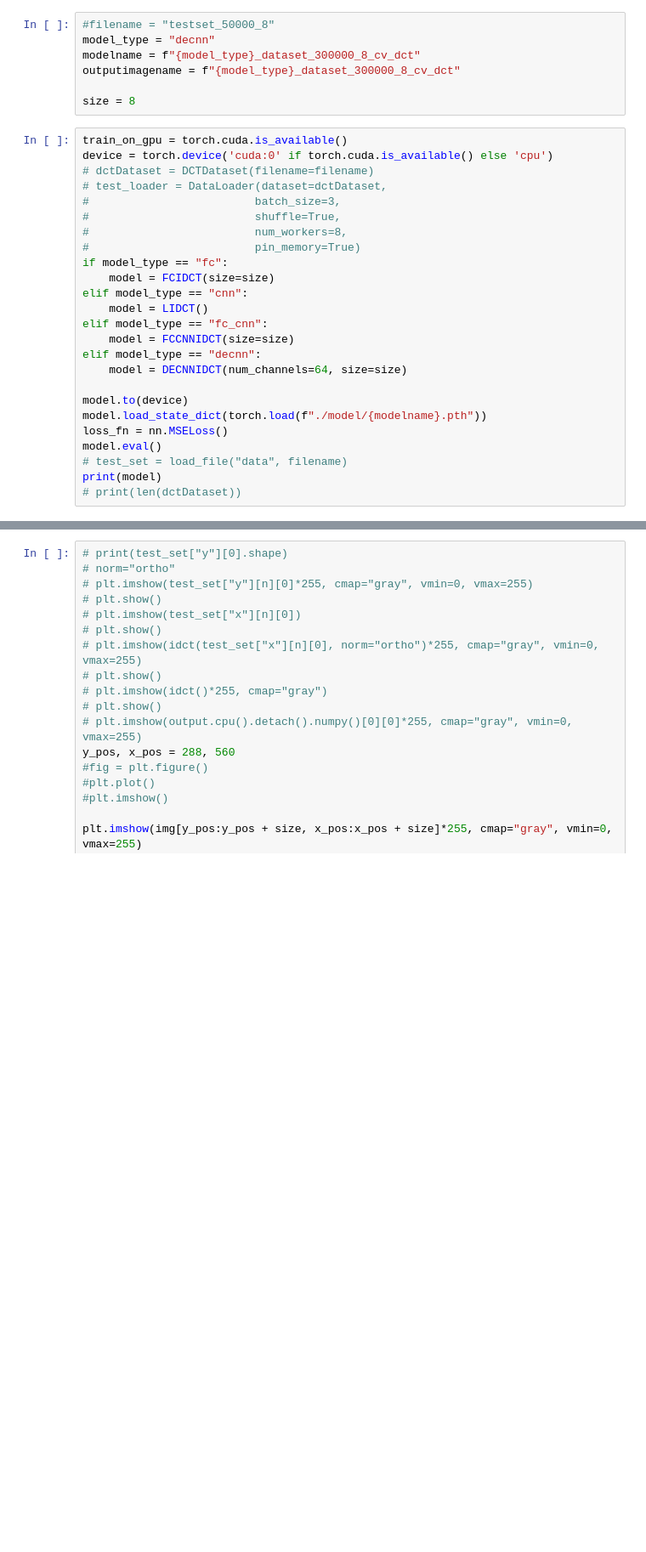
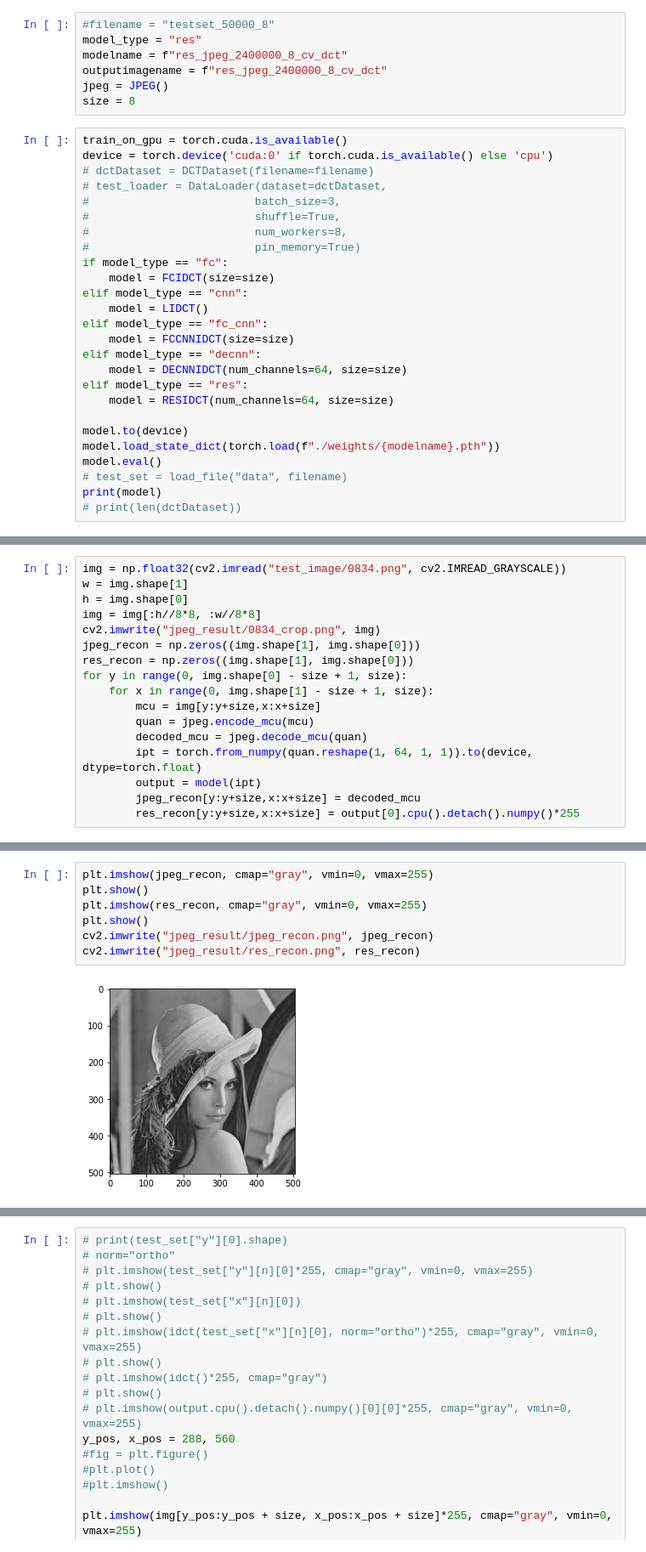
Before and after one commit to hanyuan97/learned-idct, a Jupyter notebook: test.ipynb, the cells around one changed output, grey strips where cells are left out. Shown at 85% size. Saved outputs shown, nothing was run; the diff lists cells and outputs as text; blank space fills up the shorter version.

```diff
--- a/test.ipynb
+++ b/test.ipynb
@@ -15,10 +9,10 @@ import cv2
 # plt.style.use('dark_background')
 # %%
 #filename = "testset_50000_8"
-model_type = "decnn"
-modelname = f"{model_type}_dataset_300000_8_cv_dct"
-outputimagename = f"{model_type}_dataset_300000_8_cv_dct"
-
+model_type = "res"
+modelname = f"res_jpeg_2400000_8_cv_dct"
+outputimagename = f"res_jpeg_2400000_8_cv_dct"
+jpeg = JPEG()
 size = 8
 # %%
 train_on_gpu = torch.cuda.is_available()
@@ -37,10 +31,11 @@ elif model_type == "fc_cnn":
     model = FCCNNIDCT(size=size)
 elif model_type == "decnn":
     model = DECNNIDCT(num_channels=64, size=size)
+elif model_type == "res":
+    model = RESIDCT(num_channels=64, size=size)
 
 model.to(device)
-model.load_state_dict(torch.load(f"./model/{modelname}.pth"))
-loss_fn = nn.MSELoss()
+model.load_state_dict(torch.load(f"./weights/{modelname}.pth"))
 model.eval()
 # test_set = load_file("data", filename)
 print(model)
@@ -56 +60,18 @@ DECNNIDCT(
 )
+# %%
+img = np.float32(cv2.imread("test_image/0834.png", cv2.IMREAD_GRAYSCALE))
+w = img.shape[1]
+h = img.shape[0]
+img = img[:h//8*8, :w//8*8]
+cv2.imwrite("jpeg_result/0834_crop.png", img)
+jpeg_recon = np.zeros((img.shape[1], img.shape[0]))
+res_recon = np.zeros((img.shape[1], img.shape[0]))
+for y in range(0, img.shape[0] - size + 1, size):
+    for x in range(0, img.shape[1] - size + 1, size):
+        mcu = img[y:y+size,x:x+size]
+        quan = jpeg.encode_mcu(mcu)
+        decoded_mcu = jpeg.decode_mcu(quan)
+        ipt = torch.from_numpy(quan.reshape(1, 64, 1, 1)).to(device, dtype=torch.float)
+        output = model(ipt)
+        jpeg_recon[y:y+size,x:x+size] = decoded_mcu
+        res_recon[y:y+size,x:x+size] = output[0].cpu().detach().numpy()*255
@@ -56,0 +80,9 @@ DECNNIDCT(
+# %%
+plt.imshow(jpeg_recon, cmap="gray", vmin=0, vmax=255)
+plt.show()
+plt.imshow(res_recon, cmap="gray", vmin=0, vmax=255)
+plt.show()
+cv2.imwrite("jpeg_result/jpeg_recon.png", jpeg_recon)
+cv2.imwrite("jpeg_result/res_recon.png", res_recon)
+# %% [output]
+[figure, added]
```
Also changed, not shown: parts of 8 cells of this notebook, 4 other files.
